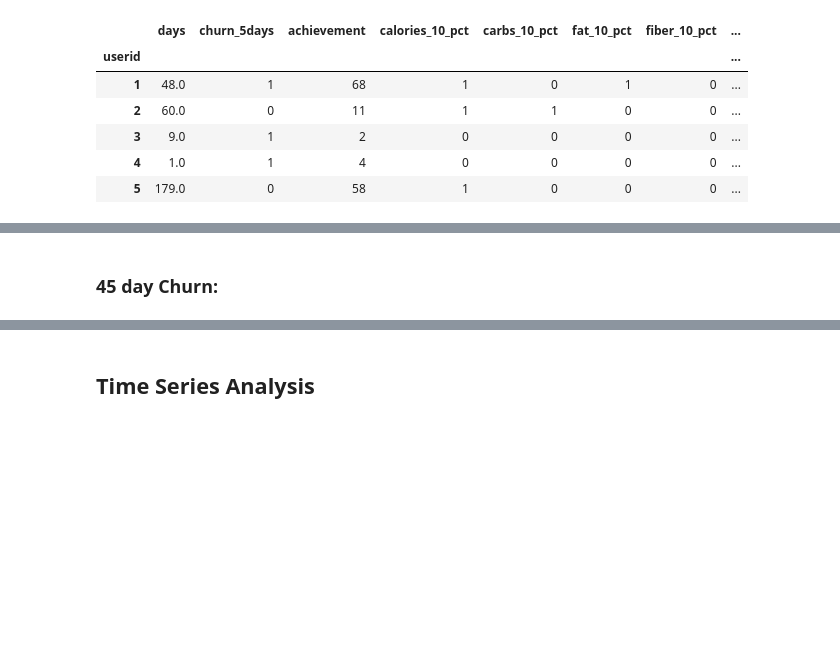
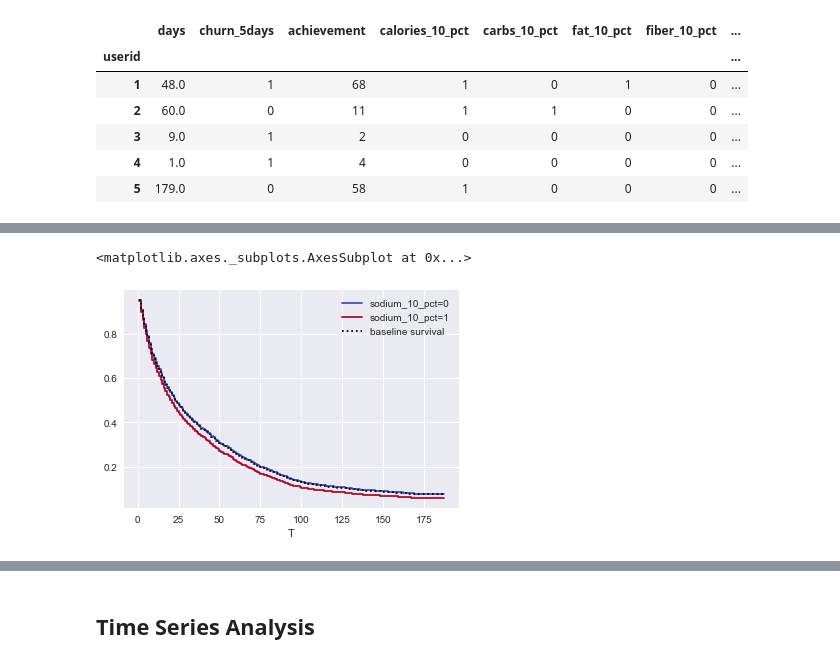
Before and after one commit to rokaandy/mfp-nutrition-survival-analysis, a Jupyter notebook: nutrition.ipynb, the cells around one changed output, grey strips where cells are left out. Cells and saved outputs as stored; diff of their text form; code cells hidden in the pictures; blank space fills up the shorter version.

```diff
--- a/nutrition.ipynb
+++ b/nutrition.ipynb
@@ -390,4 +432,5 @@ fourteen_days.plot()
 # %%
-cph.plot_covariate_groups('sodium_10_pct', [0, 2, 4, 8], cmap='coolwarm')
+cph.plot_covariate_groups('sodium_10_pct', [0, 1], cmap='coolwarm')
+# %% [output]
+<matplotlib.axes._subplots.AxesSubplot at 0x...>
+[figure, added]
-# %% [markdown]
-### 45 day Churn:
```
Also changed, not shown: parts of 36 cells of this notebook.
